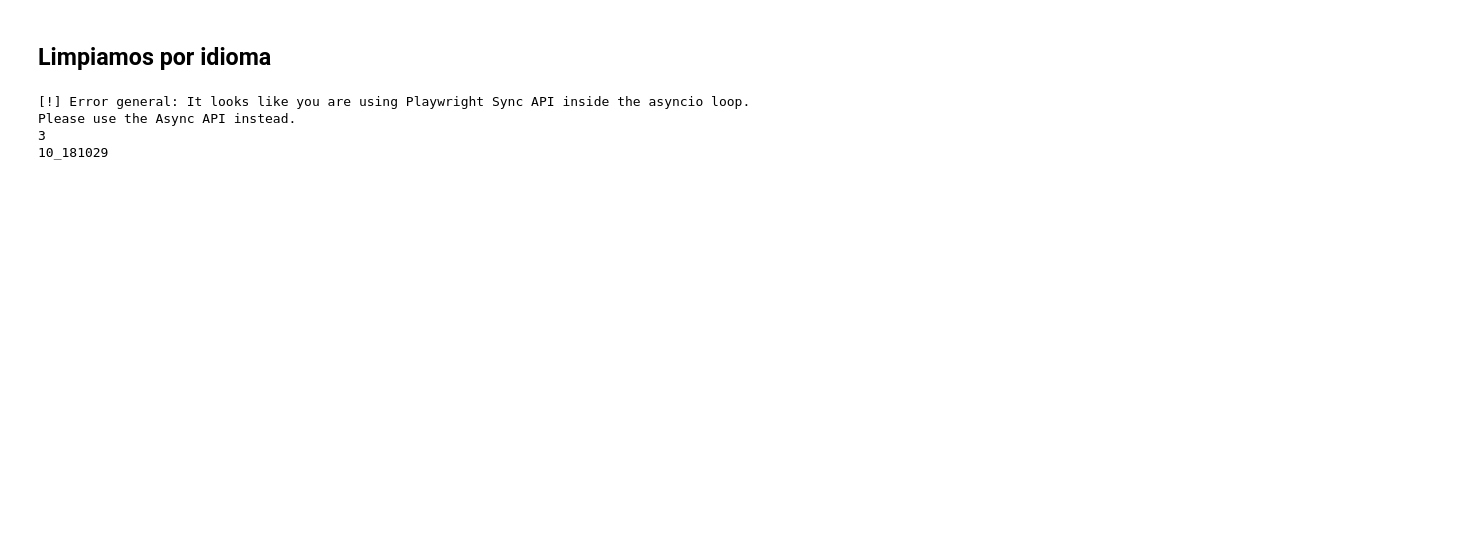
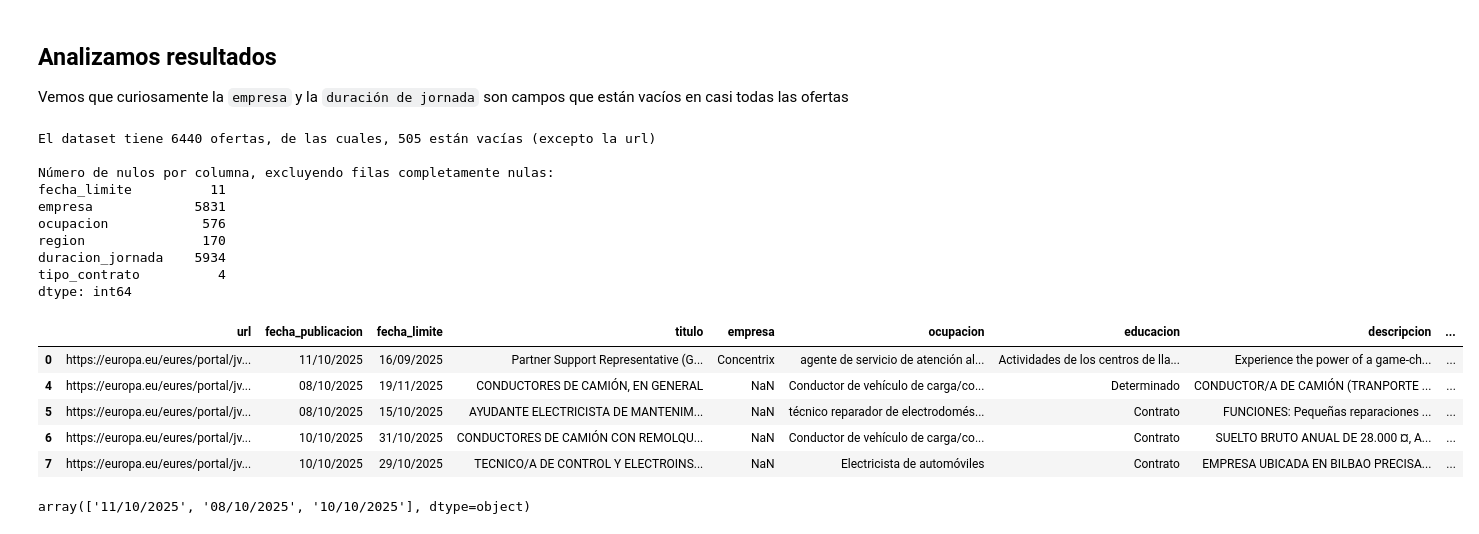
Before and after one commit to MiguelGP-13/DCDC-Project, a Jupyter notebook: eures/main.ipynb, the cells around one changed output. Cells and saved outputs as stored; diff of their text form; code cells hidden in the pictures; blank space fills up the shorter version.

```diff
--- a/eures/main.ipynb
+++ b/eures/main.ipynb
@@ -7,31 +4,42 @@ from datetime import datetime
 
 from langdetect import detect
 import os
-# %% [markdown]
-## Limpiamos por idioma
-# %%
-detect(r['descripcion']) == "es"
-# %% [output]
-[!] Error general: It looks like you are using Playwright Sync API inside the asyncio loop.
-Please use the Async API instead.
-3
-10_181029
-# %%
-inicio = datetime.now()
-script_dir = os.path.dirname(os.path.abspath(__file__))
-urls = get_offer_links(100000, 500, start_page=202)
-timestamp = datetime.now().strftime("%d_%H%M%S")
-
-print(len(urls))
-print(timestamp)
-print()
-
-fin = datetime.now()
-duracion = fin - inicio
-print(f"Duración en segundos: {duracion.total_seconds()}")
-
-file_path = os.path.join(script_dir, "links", f"links{timestamp}.txt")
-with open(file_path, "w") as f:
-    f.writelines([url + "\n" for url in urls])
-print()
-print("URL guardadas en: "+ file_path)
+# %% [markdown]
+## Analizamos resultados
+
+Vemos que curiosamente la `empresa` y la `duración de jornada` son campos que están vacíos en casi todas las ofertas
+# %%
+def read_file(path):
+    df = pd.read_csv(path)#("ofertas/ofertas11_092659.csv")
+    filasNulas = df[df.isna().sum(axis="columns") >= df.shape[1]-1]
+
+    print(f"El dataset tiene {df.shape[0]} ofertas, de las cuales, {filasNulas.shape[0]} están vacías (excepto la url)")
+    print("\nNúmero de nulos por columna, excluyendo filas completamente nulas:")
+    print(df.isna().sum()[df.isna().sum() > filasNulas.shape[0]] - filasNulas.shape[0])
+
+    return df, df.drop(filasNulas.index)
+# %%
+path = "ofertasFast/ofertas11_180313.csv"
+df, clean = read_file(path)
+clean.head()
+# %% [output]
+El dataset tiene 6440 ofertas, de las cuales, 505 están vacías (excepto la url)
+
+Número de nulos por columna, excluyendo filas completamente nulas:
+fecha_limite          11
+empresa             5831
+ocupacion            576
+region               170
+duracion_jornada    5934
+tipo_contrato          4
+dtype: int64
+|  | url | fecha_publicacion | fecha_limite | titulo | empresa | ocupacion | educacion | descripcion | ... |
+| 0 | https://europa.eu/eures/portal/jv... | 11/10/2025 | 16/09/2025 | Partner Support Representative (G... | Concentrix | agente de servicio de atención al... | Actividades de los centros de lla... | Experience the power of a game-ch... | ... |
+| 4 | https://europa.eu/eures/portal/jv... | 08/10/2025 | 19/11/2025 | CONDUCTORES DE CAMIÓN, EN GENERAL | NaN | Conductor de vehículo de carga/co... | Determinado | CONDUCTOR/A DE CAMIÓN (TRANPORTE ... | ... |
+| 5 | https://europa.eu/eures/portal/jv... | 08/10/2025 | 15/10/2025 | AYUDANTE ELECTRICISTA DE MANTENIM... | NaN | técnico reparador de electrodomés... | Contrato | FUNCIONES: Pequeñas reparaciones ... | ... |
+| 6 | https://europa.eu/eures/portal/jv... | 10/10/2025 | 31/10/2025 | CONDUCTORES DE CAMIÓN CON REMOLQU... | NaN | Conductor de vehículo de carga/co... | Contrato | SUELTO BRUTO ANUAL DE 28.000 ¤, A... | ... |
+| 7 | https://europa.eu/eures/portal/jv... | 10/10/2025 | 29/10/2025 | TECNICO/A DE CONTROL Y ELECTROINS... | NaN | Electricista de automóviles | Contrato | EMPRESA UBICADA EN BILBAO PRECISA... | ... |
+# %%
+clean["fecha_publicacion"].unique()
+# %% [output]
+array(['11/10/2025', '08/10/2025', '10/10/2025'], dtype=object)
```
Also changed, not shown: parts of 23 cells of this notebook, 5 other files.
